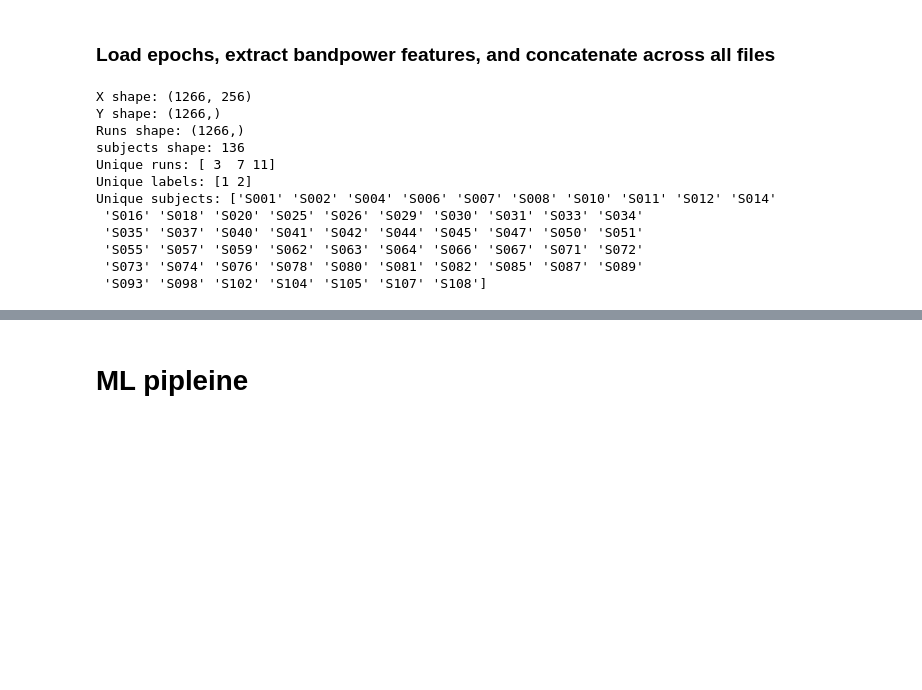
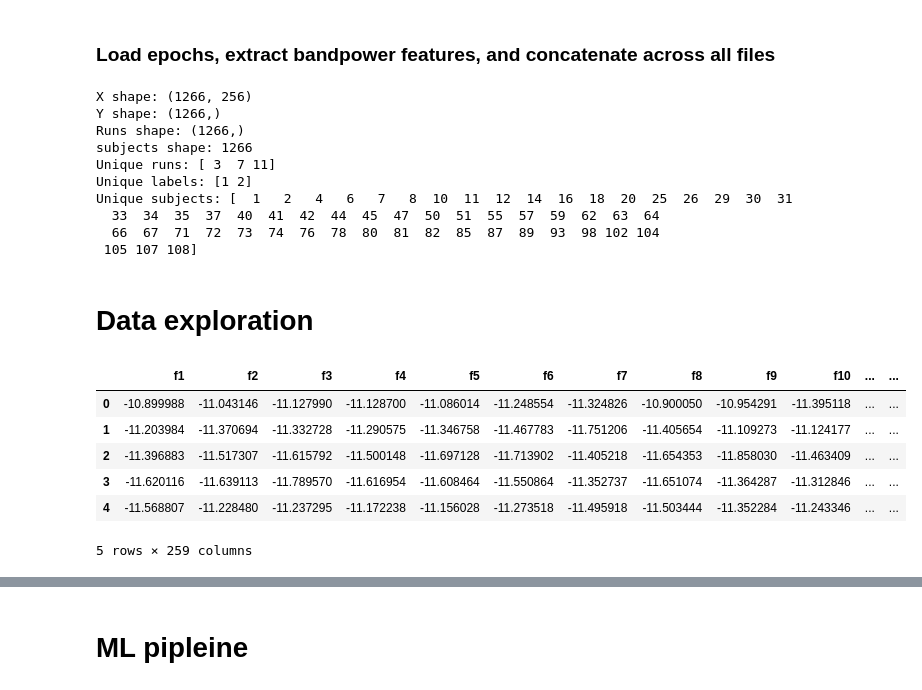
Before and after one commit to sumachinta/Motor-Imagery-EEG-Classifier, a Jupyter notebook: notebooks/03_bandpower_baseline.ipynb, the cells around one changed output, grey strips where cells are left out. Drawn from its saved outputs; the diff is of its cells as text; code cells hidden in the pictures; blank space fills up the shorter version.

```diff
--- a/notebooks/03_bandpower_baseline.ipynb
+++ b/notebooks/03_bandpower_baseline.ipynb
@@ -41,14 +41,17 @@ Files: 318
 # %%
 X_all, y_all, runs, subjs, files_used = [], [], [], [], []
 for p in paths:
+
     ep = mne.read_epochs(p, preload=True, verbose=False)
     if len(ep) == 0:
         # print(f"Skip (empty): {p.name}")
         continue
+
     X, y, chs, bns = epochs_to_bandpower(ep)
-    # group by run number so CV doesn't mix epochs from same run across folds
-    m = re.search(r"R(\d{2})", p.name); run = int(m.group(1)) if m else -1; subj = re.search(r"(S\d{3})", p.name).group(1)
-    X_all.append(X); y_all.append(y); runs.extend([run]*len(y)); subjs.append(subj); files_used.append(p.name)
+    m = re.search(r"R(\d{2})", p.name); run = int(m.group(1)) if m else -1;
+    subj_name = re.search(r"(S\d{3})", p.name).group(1)
+    subj_number = int(subj_name.lstrip("S"))
+    X_all.append(X); y_all.append(y); runs.extend([run]*len(y)); subjs.extend([subj_number] * len(y)); files_used.append(p.name)
 
 X = np.vstack(X_all); y = np.concatenate(y_all); runs = np.array(runs)
 print(
@@ -64,12 +67,30 @@ print(
 X shape: (1266, 256)
 Y shape: (1266,)
 Runs shape: (1266,)
-subjects shape: 136
+subjects shape: 1266
 Unique runs: [ 3  7 11]
 Unique labels: [1 2]
-Unique subjects: ['S001' 'S002' 'S004' 'S006' 'S007' 'S008' 'S010' 'S011' 'S012' 'S014'
- 'S016' 'S018' 'S020' 'S025' 'S026' 'S029' 'S030' 'S031' 'S033' 'S034'
- 'S035' 'S037' 'S040' 'S041' 'S042' 'S044' 'S045' 'S047' 'S050' 'S051'
- 'S055' 'S057' 'S059' 'S062' 'S063' 'S064' 'S066' 'S067' 'S071' 'S072'
- 'S073' 'S074' 'S076' 'S078' 'S080' 'S081' 'S082' 'S085' 'S087' 'S089'
- 'S093' 'S098' 'S102' 'S104' 'S105' 'S107' 'S108']
+Unique subjects: [  1   2   4   6   7   8  10  11  12  14  16  18  20  25  26  29  30  31
+  33  34  35  37  40  41  42  44  45  47  50  51  55  57  59  62  63  64
+  66  67  71  72  73  74  76  78  80  81  82  85  87  89  93  98 102 104
+ 105 107 108]
+# %% [markdown]
+# Data exploration
+# %%
+# convert data to dataframe for easier handling
+n_samples, n_features = X.shape
+feature_names = [f"f{i+1}" for i in range(n_features)]
+df_X = pd.DataFrame(X, columns=feature_names)
+df_y = pd.DataFrame(y, columns=["label"])
+df_runs = pd.DataFrame(runs, columns=["run"])
+df_subjs = pd.DataFrame(subjs, columns=["subject"])
+df = pd.concat([df_X, df_y, df_runs, df_subjs], axis=1)
+df.head()
+# %% [output]
+|  | f1 | f2 | f3 | f4 | f5 | f6 | f7 | f8 | f9 | f10 | ... | ... |
+| 0 | -10.899988 | -11.043146 | -11.127990 | -11.128700 | -11.086014 | -11.248554 | -11.324826 | -10.900050 | -10.954291 | -11.395118 | ... | ... |
+| 1 | -11.203984 | -11.370694 | -11.332728 | -11.290575 | -11.346758 | -11.467783 | -11.751206 | -11.405654 | -11.109273 | -11.124177 | ... | ... |
+| 2 | -11.396883 | -11.517307 | -11.615792 | -11.500148 | -11.697128 | -11.713902 | -11.405218 | -11.654353 | -11.858030 | -11.463409 | ... | ... |
+| 3 | -11.620116 | -11.639113 | -11.789570 | -11.616954 | -11.608464 | -11.550864 | -11.352737 | -11.651074 | -11.364287 | -11.312846 | ... | ... |
+| 4 | -11.568807 | -11.228480 | -11.237295 | -11.172238 | -11.156028 | -11.273518 | -11.495918 | -11.503444 | -11.352284 | -11.243346 | ... | ... |
+5 rows × 259 columns
```
Also changed, not shown: parts of 15 cells of this notebook.
